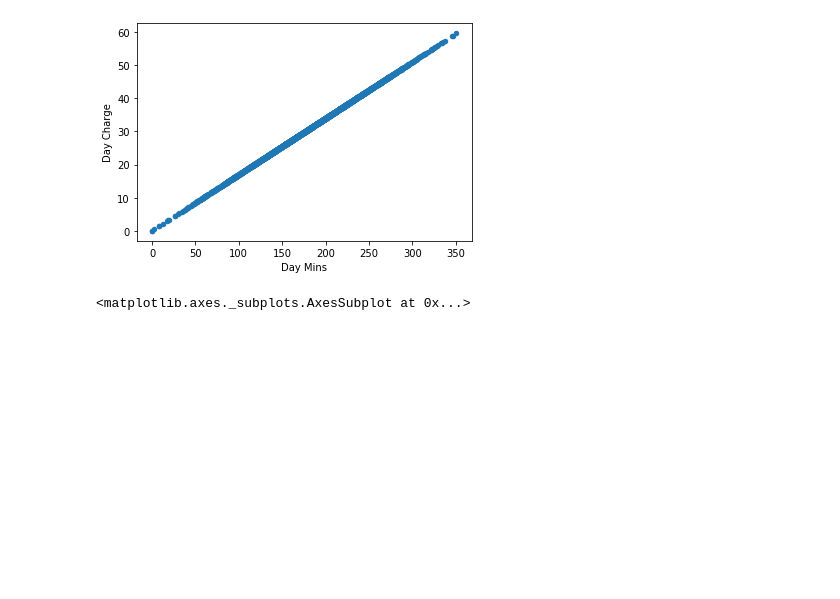
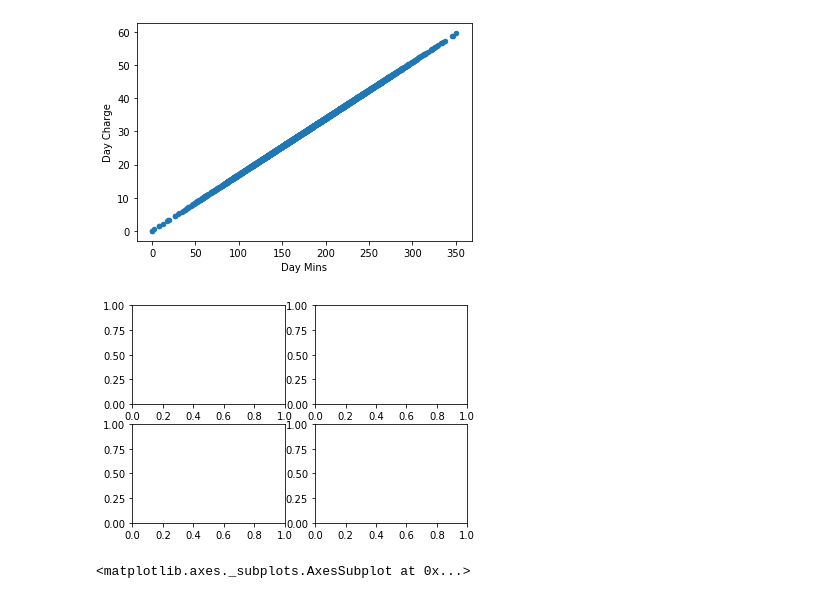
Before and after one commit to nestorsgarzonc/Fundamentals-of-Machine-learning, a Jupyter notebook: Udemy Course/T1-3 Data cleaning - Plits.ipynb, the cells around one changed output. Saved outputs shown, nothing was run; the diff lists cells and outputs as text; code cells hidden in the pictures; blank space fills up the shorter version.

```diff
--- a/Udemy Course/T1-3 Data cleaning - Plits.ipynb
+++ b/Udemy Course/T1-3 Data cleaning - Plits.ipynb
@@ -28,6 +28,10 @@ data.plot(kind='scatter', x='Day Mins', y='Day Charge')
 # %% [output]
 <matplotlib.axes._subplots.AxesSubplot at 0x...>
 [figure]
+# %%
+figure, axs=plt.subplots(2,2)
+# %% [output]
+[figure, added]
 # %%
 data.plot(kind='scatter', x='Night Mins', y='Night Charge')
 data.plot(kind='scatter', x='Day Mins', y='Day Charge', ax=axs[0][0])
```
Also changed, not shown: parts of 9 cells of this notebook.
